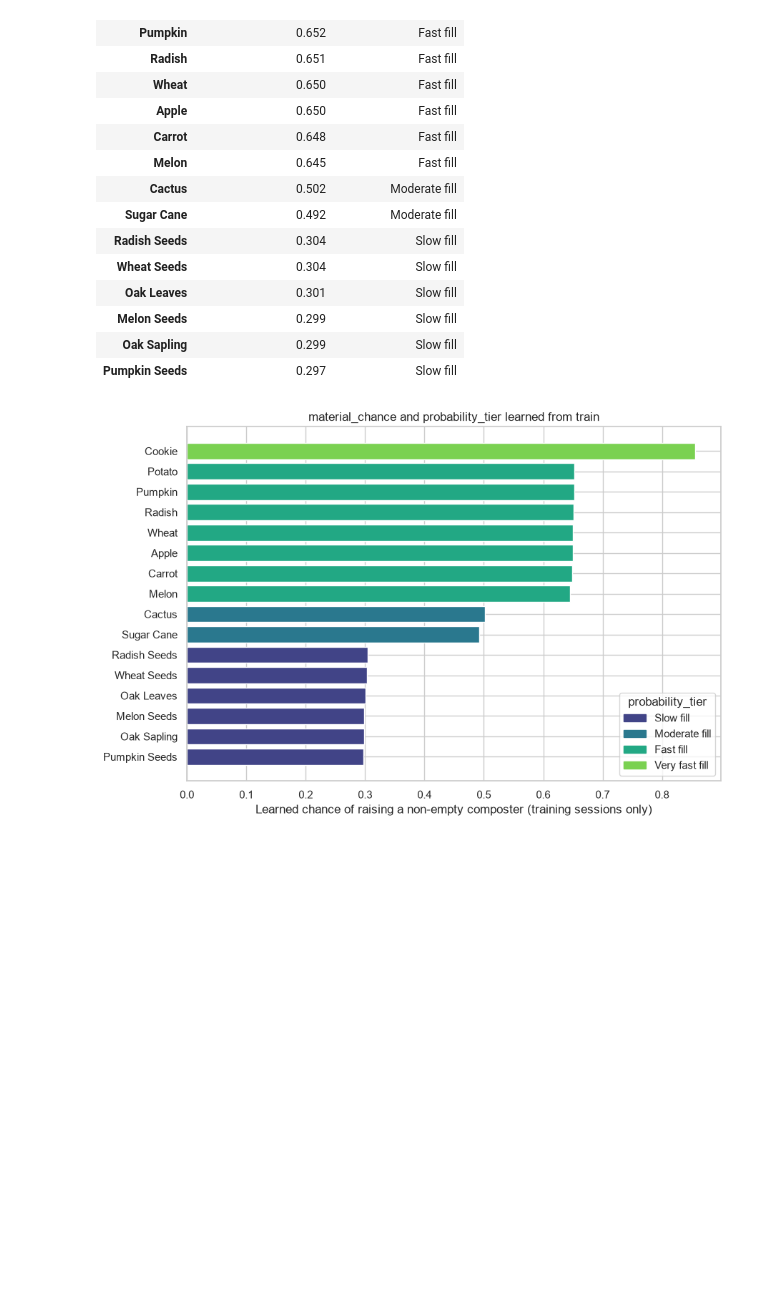
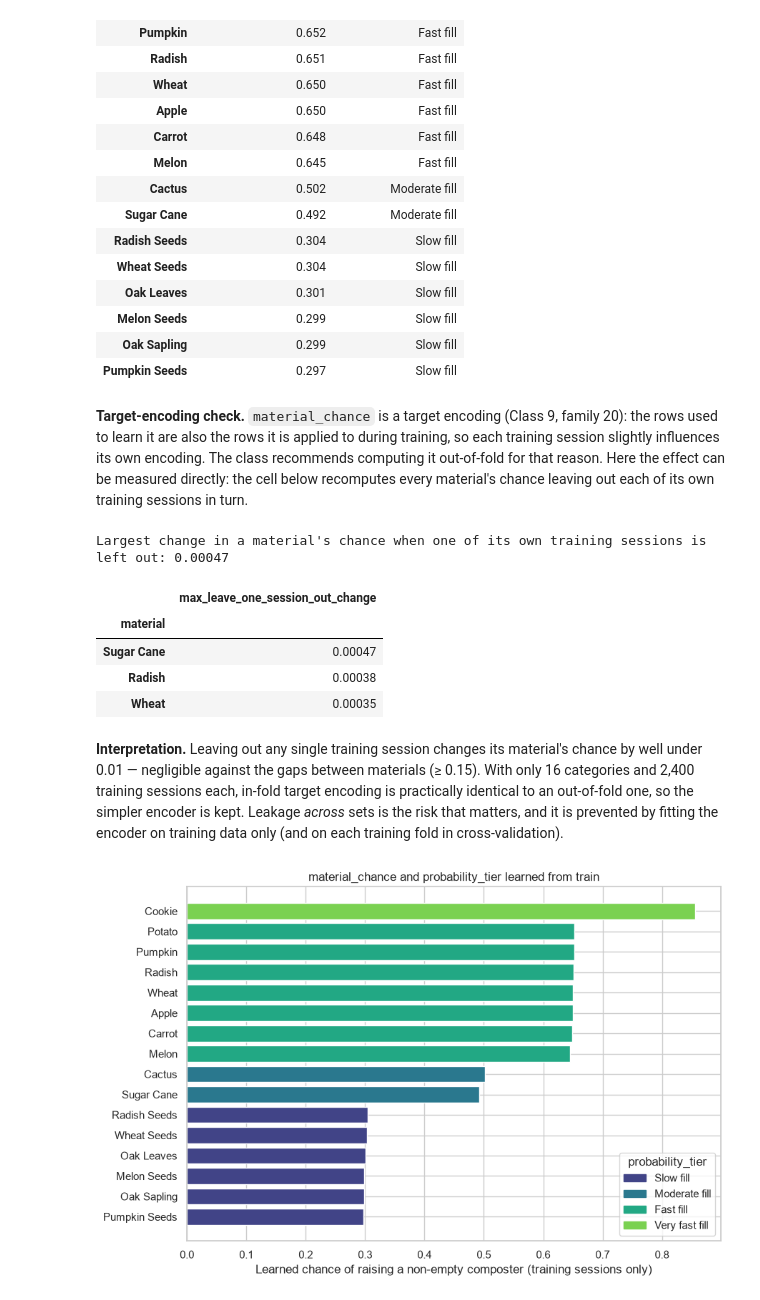
Before and after one commit to errodd/minecraft_composting_success_predictor, a Jupyter notebook: notebooks/02_data_preparation.ipynb, the cells around one changed output. Saved outputs shown, nothing was run; the diff lists cells and outputs as text; code cells hidden in the pictures; blank space fills up the shorter version.

```diff
--- a/notebooks/02_data_preparation.ipynb
+++ b/notebooks/02_data_preparation.ipynb
@@ -542,6 +547,41 @@ Overall non-empty chance learned on train: 0.445
 | Melon Seeds | 0.299 | Slow fill |
 | Oak Sapling | 0.299 | Slow fill |
 | Pumpkin Seeds | 0.297 | Slow fill |
+# %% [markdown]
+**Target-encoding check.** `material_chance` is a target encoding (Class 9, family 20): the rows used to learn it are
+also the rows it is applied to during training, so each training session slightly influences its own encoding. The
+class recommends computing it out-of-fold for that reason. Here the effect can be measured directly: the cell below
+recomputes every material's chance leaving out each of its own training sessions in turn.
+# %%
+non_empty = fe_train["composter_empty"] == 0
+per_session = (
+    pd.DataFrame({
+        "material": fe_train.loc[non_empty, "material"],
+        "session_id": fe_train.loc[non_empty, "session_id"],
+        "y": y_train[non_empty],
+    })
+    .groupby(["material", "session_id"])["y"].agg(["sum", "count"])
+)
+material_totals = per_session.groupby("material")[["sum", "count"]].transform("sum")
+chance_without_session = (material_totals["sum"] - per_session["sum"]) / (material_totals["count"] - per_session["count"])
+chance_with_all = material_totals["sum"] / material_totals["count"]
+self_influence = (chance_without_session - chance_with_all).abs().groupby("material").max()
+print(f"Largest change in a material's chance when one of its own training sessions is left out: "
+      f"{self_influence.max():.5f}")
+self_influence.sort_values(ascending=False).head(3).to_frame("max_leave_one_session_out_change").round(5)
+# %% [output]
+Largest change in a material's chance when one of its own training sessions is left out: 0.00047
+|  | max_leave_one_session_out_change |
+| material |  |
+| Sugar Cane | 0.00047 |
+| Radish | 0.00038 |
+| Wheat | 0.00035 |
+# %% [markdown]
+**Interpretation.** Leaving out any single training session changes its material's chance by well under 0.01 —
+negligible against the gaps between materials (≥ 0.15). With only 16 categories and 2,400 training sessions each,
+in-fold target encoding is practically identical to an out-of-fold one, so the simpler encoder is kept. Leakage
+*across* sets is the risk that matters, and it is prevented by fitting the encoder on training data only (and on each
+training fold in cross-validation).
 # %%
 fig, ax = plt.subplots(figsize=(9, 6))
 palette = dict(zip(TIER_ORDER, sns.color_palette("viridis", len(TIER_ORDER))))
```
Also changed, not shown: parts of 5 cells of this notebook.
